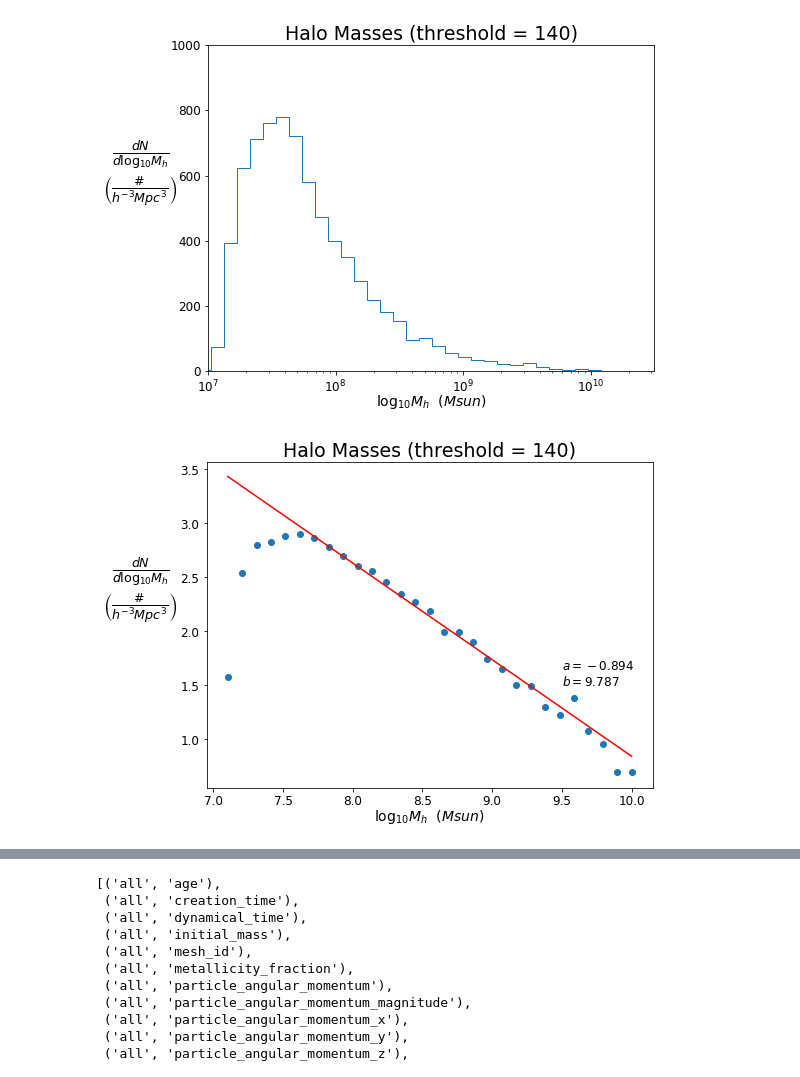
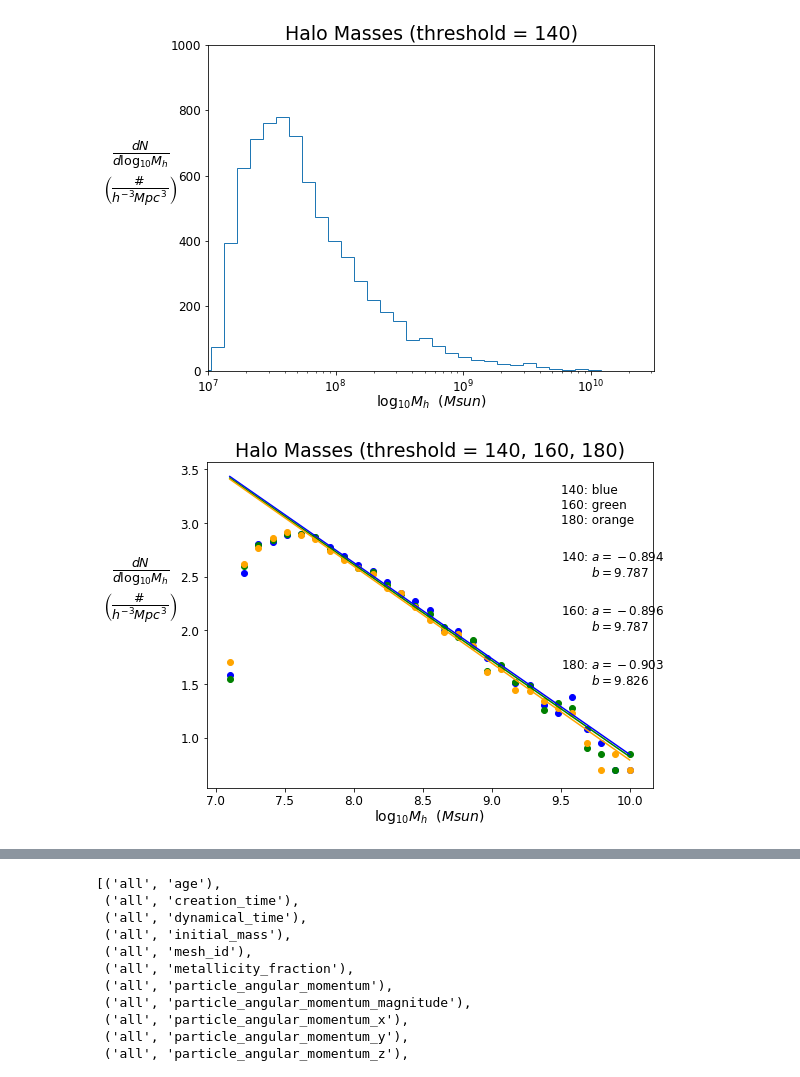
Before and after one commit to ygovil1/data-mining-galaxies, a Jupyter notebook: HaloCatalog/halo_graph.ipynb, the cells around one changed output, grey strips where cells are left out. Saved outputs shown, nothing was run; the diff lists cells and outputs as text; code cells hidden in the pictures.

```diff
--- a/HaloCatalog/halo_graph.ipynb
+++ b/HaloCatalog/halo_graph.ipynb
@@ -84,3 +118,7 @@ masslist = np.array(masslist)
+# %%
+masslist1 = np.array(masslist1)
+masslist2 = np.array(masslist2)
+masslist3 = np.array(masslist3)
 # %%
 bins = np.geomspace(start=1e6, stop=1e11, num=50)
 # %%
@@ -115,38 +149,75 @@ log_density = np.log(density) / log(10)
+# %%
+log_mass1 = np.log(masslist1) / log(10)
+density1, bin_edges1 = np.histogram(log_mass1, bins= np.linspace(7, 10, 30))
+log_density1 = np.log(density1) / log(10)
+
+log_mass2 = np.log(masslist2) / log(10)
+density2, bin_edges2 = np.histogram(log_mass2, bins= np.linspace(7, 10, 30))
+log_density2 = np.log(density2) / log(10)
+
+log_mass3 = np.log(masslist3) / log(10)
+density3, bin_edges3 = np.histogram(log_mass3, bins= np.linspace(7, 10, 30))
+log_density3 = np.log(density3) / log(10)
 # %%
 # specify figure size
 plt.figure(figsize=(8,6))
 
-#determine line of best fit
-bin_edges_fit = bin_edges[6:-4]
-log_density_fit = log_density[5:-4]
-par = np.polyfit(bin_edges_fit, log_density_fit, 1, full=True)
-slope, intercept = par[0][0], par[0][1]
+#determine lines of best fit
+bin_edges_fit1 = bin_edges1[6:-4]
+log_density_fit1 = log_density1[5:-4]
+par1 = np.polyfit(bin_edges_fit1, log_density_fit1, 1, full=True)
+slope1, intercept1 = par1[0][0], par1[0][1]
 
-# plot data and line
-bin_edges_red = bin_edges[1::]
-plt.scatter(bin_edges_red, log_density)
-plt.plot(bin_edges_red, slope * bin_edges_red + intercept, color = 'red')
-plt.title("Halo Masses (threshold = 140)", size = 19)
+bin_edges_fit2 = bin_edges2[6:-4]
+log_density_fit2 = log_density2[5:-4]
+par2 = np.polyfit(bin_edges_fit2, log_density_fit2, 1, full=True)
+slope2, intercept2 = par2[0][0], par2[0][1]
+
+bin_edges_fit3 = bin_edges3[6:-4]
+log_density_fit3 = log_density3[5:-4]
+par3 = np.polyfit(bin_edges_fit3, log_density_fit3, 1, full=True)
+slope3, intercept3 = par3[0][0], par3[0][1]
+
+# plot data and lines
+bin_edges_red1 = bin_edges1[1::]
+plt.scatter(bin_edges_red1, log_density1, color = 'blue')
+plt.plot(bin_edges_red1, slope1 * bin_edges_red1 + intercept1, color = 'blue')
+
+bin_edges_red2 = bin_edges2[1::]
+plt.scatter(bin_edges_red2, log_density2, color = 'green')
+plt.plot(bin_edges_red2, slope2 * bin_edges_red2 + intercept2, color = 'green')
+
+bin_edges_red3 = bin_edges3[1::]
+plt.scatter(bin_edges_red3, log_density3, color = 'orange')
+plt.plot(bin_edges_red3, slope3 * bin_edges_red3 + intercept3, color = 'orange')
+
+plt.title("Halo Masses (threshold = 140, 160, 180)", size = 19)
 
 # create axis labels
 xlab = "$\log_{10}M_h}$  $(Msun)$"
 ylab = r"$\frac{dN}{d\log_{10}M_h}$"+"\n"+r"$\left(\frac{\#}{h^{-3}Mpc^3}\right)$"
 plt.xlabel(xlab, size = 14, labelpad= 0)
 plt.ylabel(ylab, rotation = 0, size = 18, labelpad= 40)
 
 # create axis ticks
 plt.yscale('linear')
 plt.tick_params(axis='x', which='major', labelsize=12)
 plt.tick_params(axis='y', which='major', labelsize=12)
 
 # add slope and intercept
-annotation = "$a = {:1.3f}$ \n$b = {:1.3f}$".format(slope, intercept)
-plt.text(9.5, 1.5, annotation, size = 12)
+annotation1 = "140: $a = {:1.3f}$ \n        $b = {:1.3f}$".format(slope1, intercept1)
+annotation2 = "160: $a = {:1.3f}$ \n        $b = {:1.3f}$".format(slope2, intercept2)
+annotation3 = "180: $a = {:1.3f}$ \n        $b = {:1.3f}$".format(slope3, intercept3)
+legend = "140: blue \n160: green \n180: orange"
+plt.text(9.5, 1.5, annotation3, size = 12)
+plt.text(9.5, 2.0, annotation2, size = 12)
+plt.text(9.5, 2.5, annotation1, size = 12)
+plt.text(9.5, 3.0, legend, size = 12)
 
 #show and save
 plt.show()
 # %% [output]
-[figure, old version]
+[figure, new version]
 # %%
 #--find ratio of stellar mass to halo mass
 ratiolist = []
```
Also changed, not shown: parts of 11 cells of this notebook, 2 other files.
